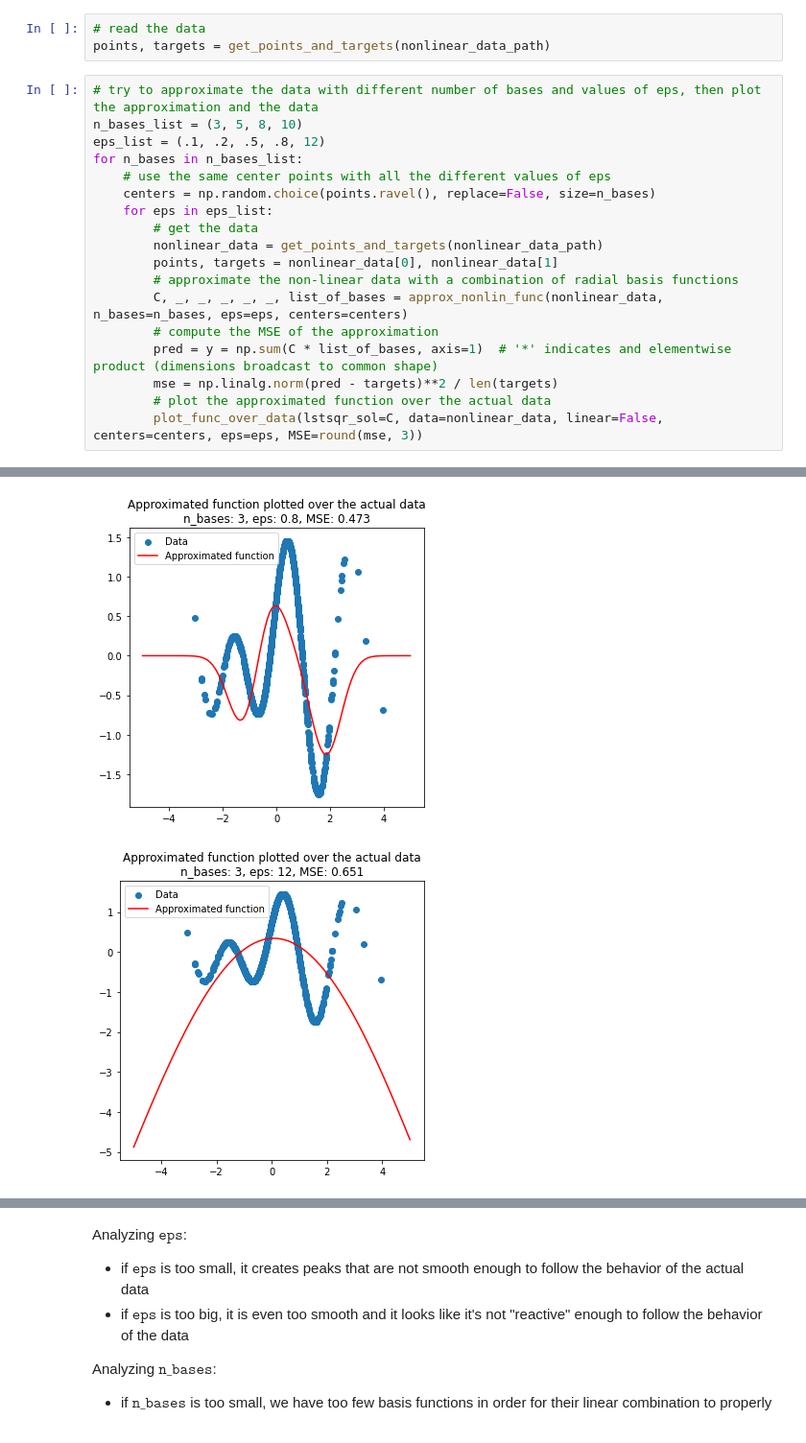
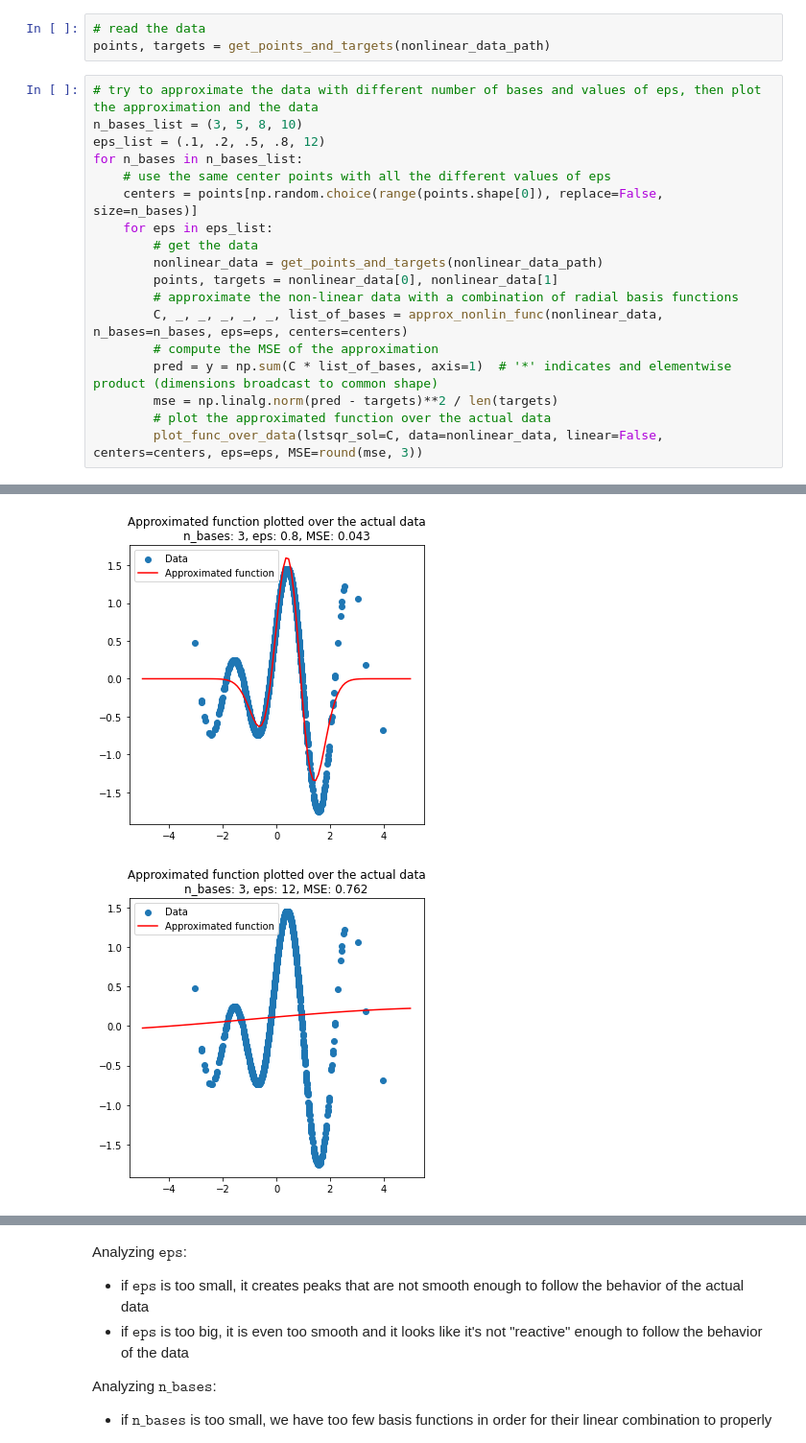
Before and after one commit to AlexPasqua/MLCMS-exercises, a Jupyter notebook: EX5/src/task1.ipynb, the cells around one changed output, grey strips where cells are left out. Shown at 96% size. Cells and saved outputs as stored; diff of their text form.

```diff
--- a/EX5/src/task1.ipynb
+++ b/EX5/src/task1.ipynb
@@ -44,7 +44,7 @@ n_bases_list = (3, 5, 8, 10)
 eps_list = (.1, .2, .5, .8, 12)
 for n_bases in n_bases_list:
     # use the same center points with all the different values of eps
-    centers = np.random.choice(points.ravel(), replace=False, size=n_bases)
+    centers = points[np.random.choice(range(points.shape[0]), replace=False, size=n_bases)]
     for eps in eps_list:
         # get the data
         nonlinear_data = get_points_and_targets(nonlinear_data_path)
@@ -63,2 +63,2 @@ for n_bases in n_bases_list:
-[figure, old version]
+[figure, new version]
-[figure, old version]
+[figure, new version]
```
Also changed, not shown: parts of 3 cells of this notebook, 3 other files.
